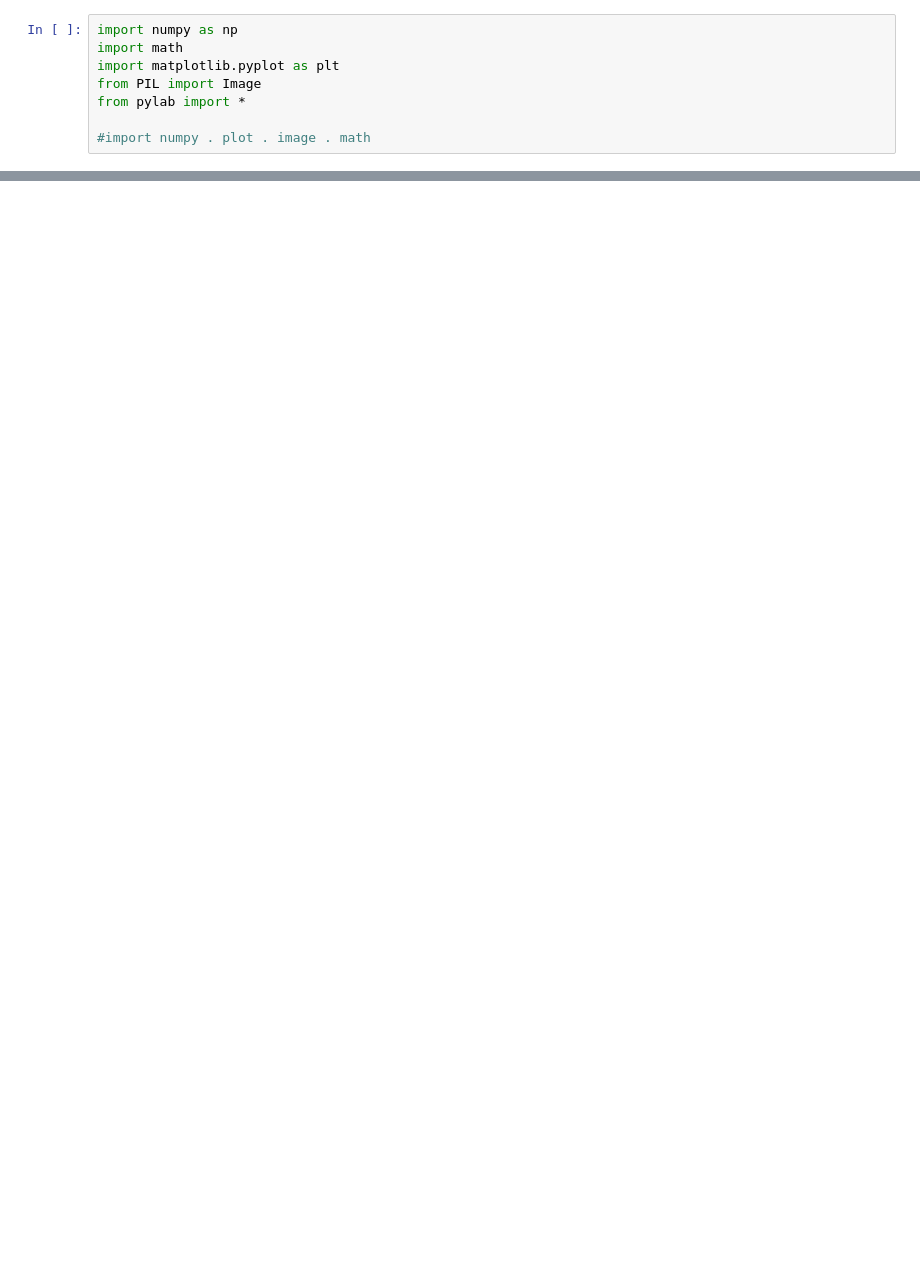
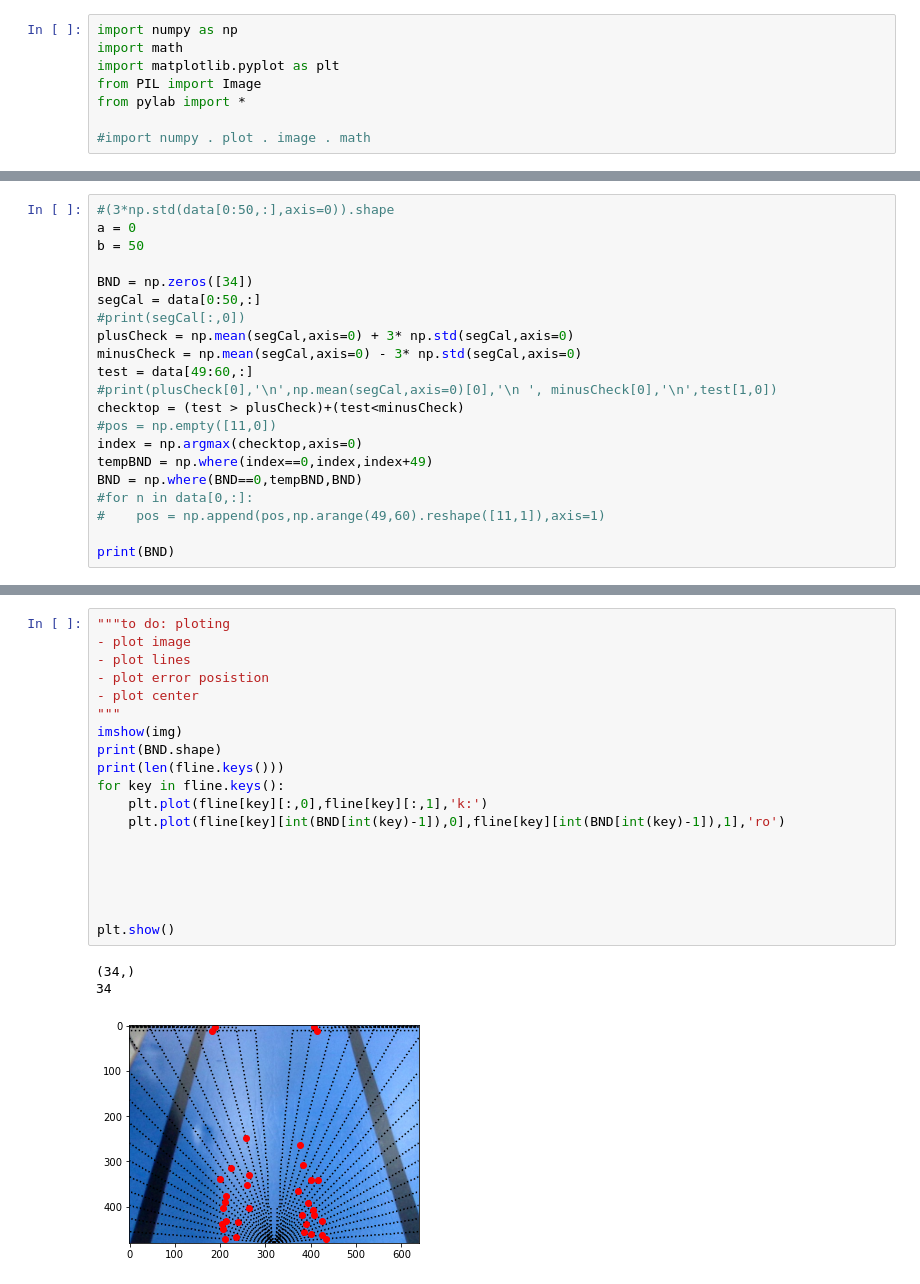
Before and after one commit to ChheangL/carCode, a Jupyter notebook: Test2.ipynb, the cells around one changed output, grey strips where cells are left out. Drawn from its saved outputs; the diff is of its cells as text; blank space fills up the shorter version.

```diff
--- a/Test2.ipynb
+++ b/Test2.ipynb
@@ -82,0 +69,21 @@ print(line.shape)
+# %%
+#(3*np.std(data[0:50,:],axis=0)).shape
+a = 0
+b = 50
+
+BND = np.zeros([34])
+segCal = data[0:50,:]
+#print(segCal[:,0])
+plusCheck = np.mean(segCal,axis=0) + 3* np.std(segCal,axis=0)
+minusCheck = np.mean(segCal,axis=0) - 3* np.std(segCal,axis=0)
+test = data[49:60,:]
+#print(plusCheck[0],'\n',np.mean(segCal,axis=0)[0],'\n ', minusCheck[0],'\n',test[1,0])
+checktop = (test > plusCheck)+(test<minusCheck)
+#pos = np.empty([11,0])
+index = np.argmax(checktop,axis=0)
+tempBND = np.where(index==0,index,index+49)
+BND = np.where(BND==0,tempBND,BND)
+#for n in data[0,:]:
+#    pos = np.append(pos,np.arange(49,60).reshape([11,1]),axis=1)
+
+print(BND)
@@ -82,0 +127,23 @@ print(line.shape)
+# %%
+"""to do: ploting
+- plot image
+- plot lines
+- plot error posistion
+- plot center
+"""
+imshow(img)
+print(BND.shape)
+print(len(fline.keys()))
+for key in fline.keys():
+    plt.plot(fline[key][:,0],fline[key][:,1],'k:')
+    plt.plot(fline[key][int(BND[int(key)-1]),0],fline[key][int(BND[int(key)-1]),1],'ro')
+
+
+
+
+
+plt.show()
+# %% [output]
+(34,)
+34
+[figure, added]
```
Also changed, not shown: parts of 7 cells of this notebook, 1 other file.
